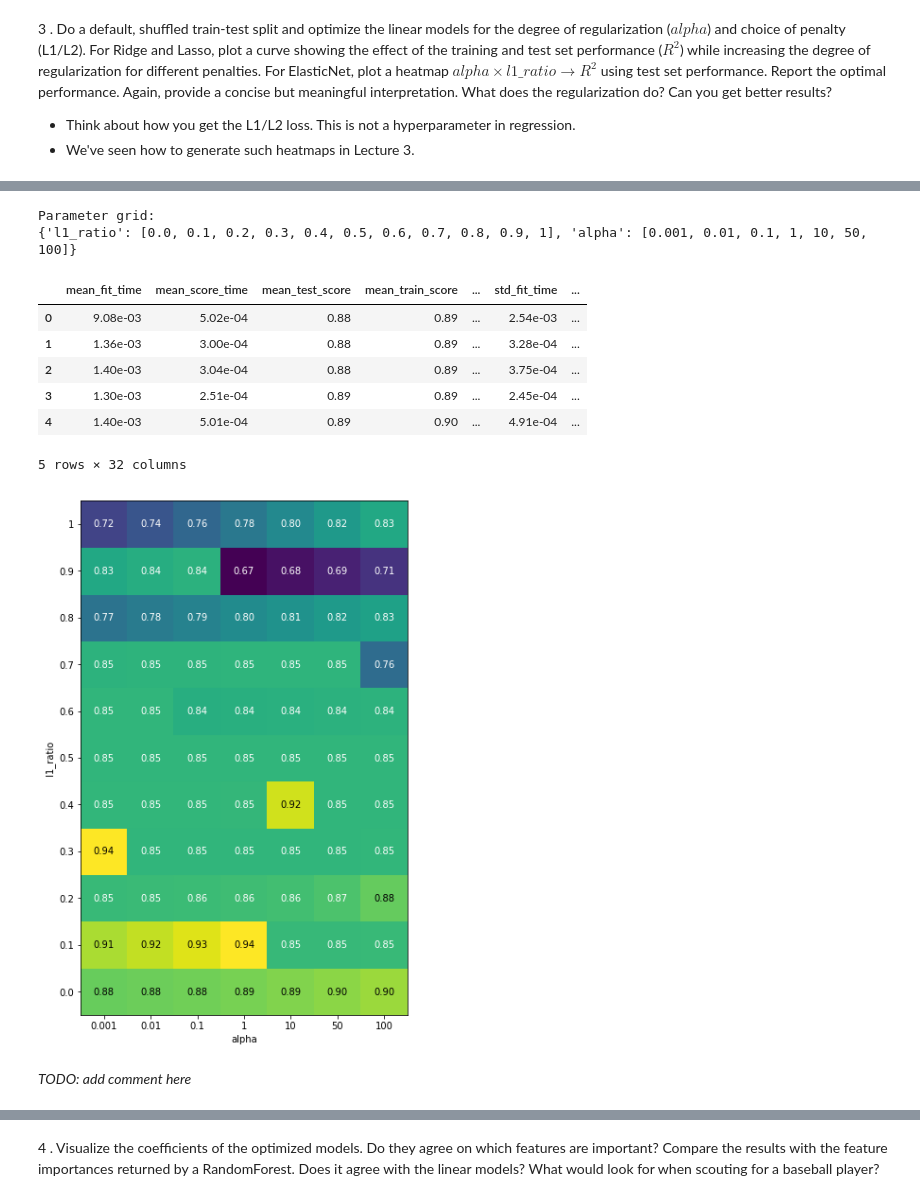
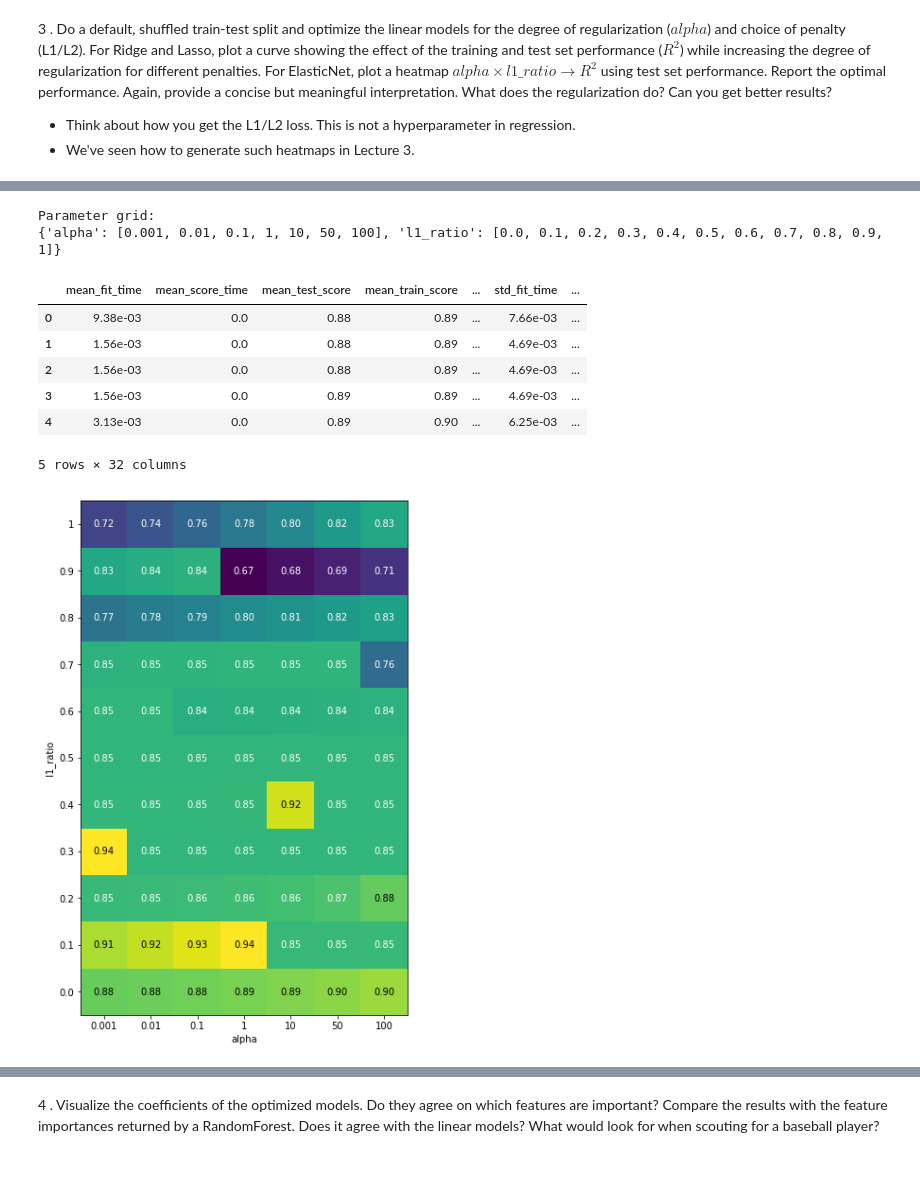
Before and after one commit to romanovar/ML, a Jupyter notebook: Assignment 1.ipynb, the cells around one changed output, grey strips where cells are left out. Saved outputs shown, nothing was run; the diff lists cells and outputs as text; code cells hidden in the pictures; blank space fills up the shorter version.

```diff
--- a/Assignment 1.ipynb
+++ b/Assignment 1.ipynb
@@ -243,16 +250,15 @@ Average cross-validation score on scaled: 0.93
 Similarly to Ridge, Lasso also performs much better with scaled data. After scaling, training and test set scores are increased for 10% and 8%, while the average cross-validation score is increased for 10%.
 # %%
 from sklearn.neighbors import KNeighborsRegressor
-from sklearn.model_selection import train_test_split
-
-X_train, X_test, y_train, y_test = train_test_split(bf_new, y, random_state=0)
 
 reg = KNeighborsRegressor()
 reg.fit(X_train, y_train)
+print("Training set accuracy: {:.2f}".format(reg.score(X_train, y_train)))
 print("Test set accuracy: %.2f" % reg.score(X_test, y_test))
 
 reg_sc = KNeighborsRegressor()
 reg_sc.fit(X_train_scaled, y_train)
+print("Training set accuracy on scaled data: {:.2f}".format(reg_sc.score(X_train_scaled, y_train)))
 print("Test set accuracy on scaled data: %.2f" % reg_sc.score(X_test_scaled, y_test))
 
 scores_clf_cv = cross_val_score(reg_sc, bf_new, y)
@@ -410,35 +437,35 @@ Text(0.5,1,'Lasso performance')
 # %%
 from sklearn.model_selection import GridSearchCV
+from sklearn.linear_model import ElasticNet
 
 param_grid = {'alpha': [0.001, 0.01, 0.1, 1, 10, 50, 100],
               'l1_ratio': [0.0, 0.1, 0.2, 0.3, 0.4, 0.5, 0.6, 0.7, 0.8, 0.9, 1]}
 print("Parameter grid:\n{}".format(param_grid))
 
 
 grid_search = GridSearchCV(ElasticNet(), param_grid, cv=10)
 grid_search.fit(X_train, y_train)
 
 results = pd.DataFrame(grid_search.cv_results_)
 # Show the first 5 rows
-display(results.head())grid_search = GridSearchCV(ElasticNet(), param_grid, cv=10)
+display(results.head())
+grid_search = GridSearchCV(ElasticNet(), param_grid, cv=10)
 grid_search.fit(X_train, y_train)
 
 results = pd.DataFrame(grid_search.cv_results_)
 
 scores = np.array(results.mean_test_score).reshape(11, 7)
 # plot the mean cross-validation scores
 mglearn.tools.heatmap(scores, xlabel='alpha', xticklabels=param_grid['alpha'],
                       ylabel='l1_ratio', yticklabels=param_grid['l1_ratio'], cmap="viridis");
 # %% [output]
 Parameter grid:
-{'l1_ratio': [0.0, 0.1, 0.2, 0.3, 0.4, 0.5, 0.6, 0.7, 0.8, 0.9, 1], 'alpha': [0.001, 0.01, 0.1, 1, 10, 50, 100]}
+{'alpha': [0.001, 0.01, 0.1, 1, 10, 50, 100], 'l1_ratio': [0.0, 0.1, 0.2, 0.3, 0.4, 0.5, 0.6, 0.7, 0.8, 0.9, 1]}
 |  | mean_fit_time | mean_score_time | mean_test_score | mean_train_score | ... | std_fit_time | ... |
-| 0 | 9.08e-03 | 5.02e-04 | 0.88 | 0.89 | ... | 2.54e-03 | ... |
-| 1 | 1.36e-03 | 3.00e-04 | 0.88 | 0.89 | ... | 3.28e-04 | ... |
-| 2 | 1.40e-03 | 3.04e-04 | 0.88 | 0.89 | ... | 3.75e-04 | ... |
-| 3 | 1.30e-03 | 2.51e-04 | 0.89 | 0.89 | ... | 2.45e-04 | ... |
-| 4 | 1.40e-03 | 5.01e-04 | 0.89 | 0.90 | ... | 4.91e-04 | ... |
+| 0 | 9.38e-03 | 0.0 | 0.88 | 0.89 | ... | 7.66e-03 | ... |
+| 1 | 1.56e-03 | 0.0 | 0.88 | 0.89 | ... | 4.69e-03 | ... |
+| 2 | 1.56e-03 | 0.0 | 0.88 | 0.89 | ... | 4.69e-03 | ... |
+| 3 | 1.56e-03 | 0.0 | 0.89 | 0.89 | ... | 4.69e-03 | ... |
+| 4 | 3.13e-03 | 0.0 | 0.89 | 0.90 | ... | 6.25e-03 | ... |
 5 rows × 32 columns
 [figure]
-# %% [markdown]
-_TODO: add comment here_
```
Also changed, not shown: parts of 10 cells of this notebook, 1 other file.
